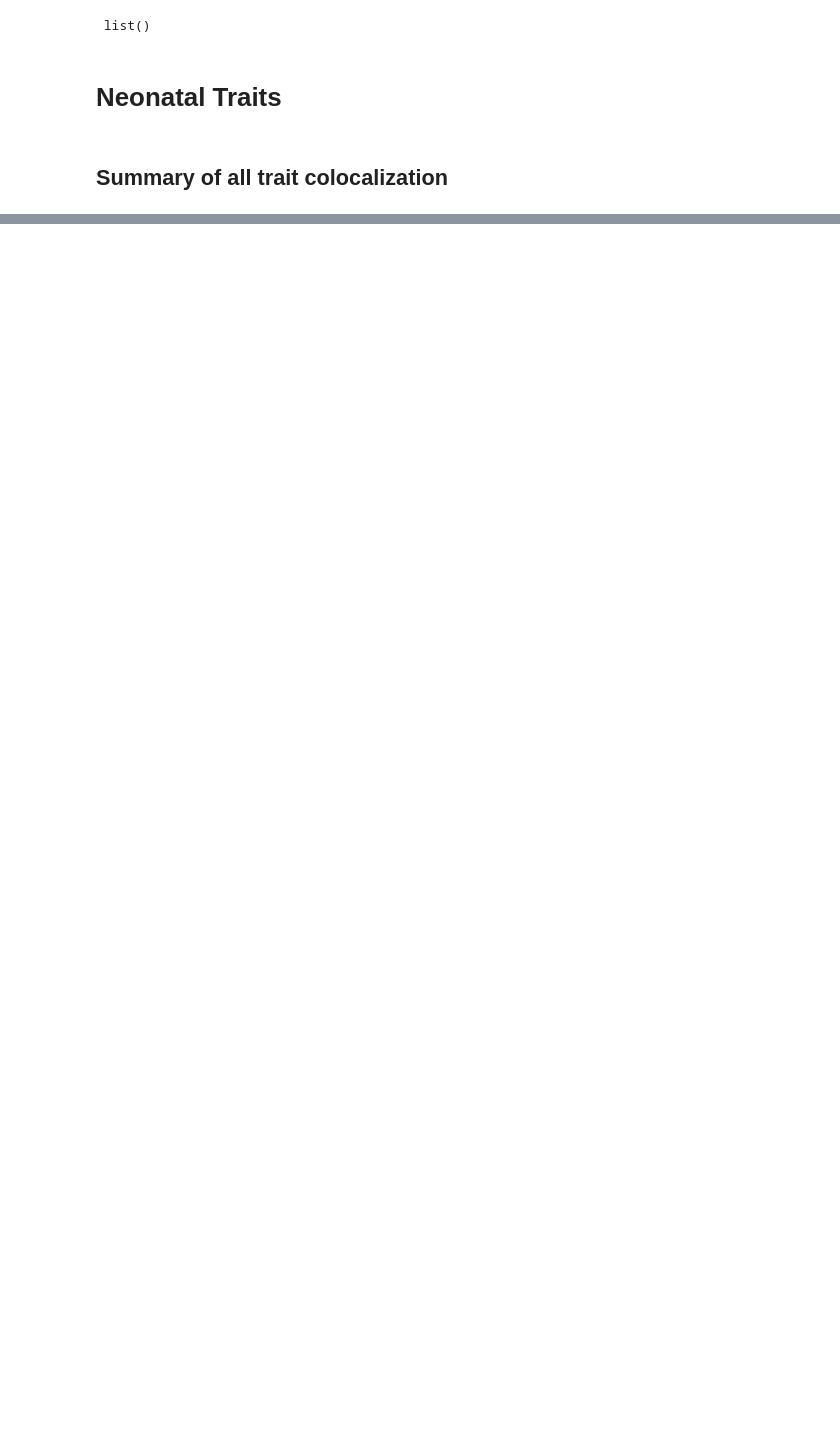
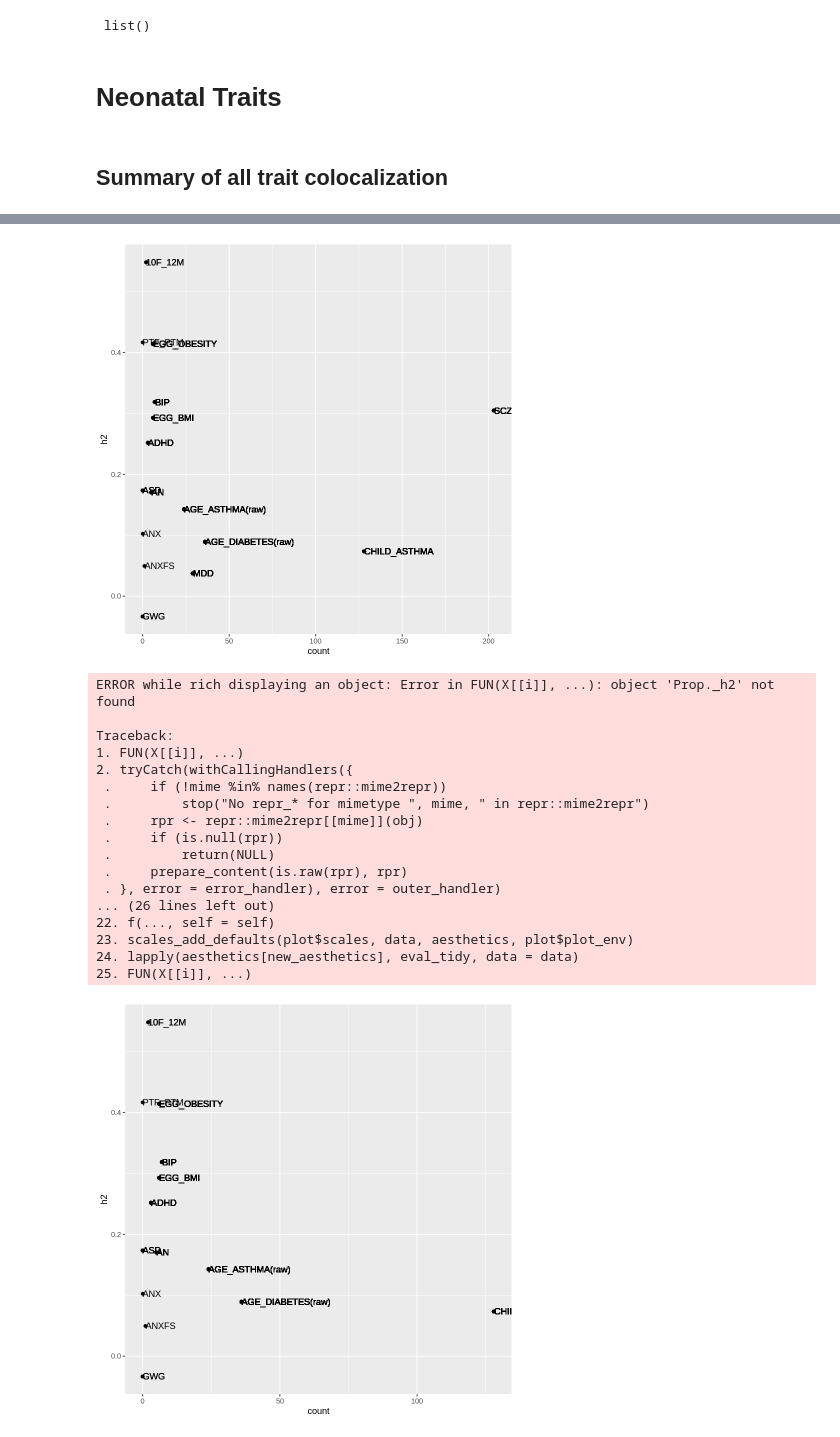
Before and after one commit to wilcas/sex_specific_mQTL, a Jupyter notebook: delahaye_mQTL_analyses/placental_mqtl_colocalization.ipynb, the cells around one changed output, grey strips where cells are left out. Saved outputs shown, nothing was run; the diff lists cells and outputs as text; code cells hidden in the pictures; blank space fills up the shorter version.

```diff
--- a/delahaye_mQTL_analyses/placental_mqtl_colocalization.ipynb
+++ b/delahaye_mQTL_analyses/placental_mqtl_colocalization.ipynb
@@ -320,2 +537,3 @@ A data.table: 148 × 8
 # %%
-SCZ_annotated <- merge(coloc_table[GWAS == "SCZ" & PP.H4.abf > 0.95],manifest, by.x="probe",by.y="Name")
+all_data <- merge(merge(rbind(pgc_part_heritability_independent_df,neonatal_part_heritability_independent_df)[Category == "Cross-sex"],coloc_table,by="GWAS"),manifest,by.x="probe",by.y="Name")
+head(all_data)
@@ -343,0 +550,31 @@ A data.table: 148 × 41
+# %%
+ggplot(all_data[,.(count=sum(PP.H4.abf >0.9),h2),by="GWAS"],aes(count,h2, label=GWAS)) +
+    geom_point()+
+    geom_text(hjust=0)
+ggplot(all_data[,.(count=sum(PP.H4.abf >0.9),h2),by="GWAS"][GWAS != "SCZ" & GWAS != "MDD"],aes(count,h2, label=GWAS)) +
+    geom_point()+
+    geom_text(hjust=0)
+
+ggplot(all_data[,.(count=sum(PP.H4.abf >0.9),h2),by="GWAS"],aes(count,Prop._h2, label=GWAS)) +
+    geom_point()+
+    geom_text(hjust=0)
+# %% [output]
+[figure, added]
+ERROR while rich displaying an object: Error in FUN(X[[i]], ...): object 'Prop._h2' not found
+
+Traceback:
+1. FUN(X[[i]], ...)
+2. tryCatch(withCallingHandlers({
+ .     if (!mime %in% names(repr::mime2repr))
+ .         stop("No repr_* for mimetype ", mime, " in repr::mime2repr")
+ .     rpr <- repr::mime2repr[[mime]](obj)
+ .     if (is.null(rpr))
+ .         return(NULL)
+ .     prepare_content(is.raw(rpr), rpr)
+ . }, error = error_handler), error = outer_handler)
+... (26 lines left out)
+22. f(..., self = self)
+23. scales_add_defaults(plot$scales, data, aesthetics, plot$plot_env)
+24. lapply(aesthetics[new_aesthetics], eval_tidy, data = data)
+25. FUN(X[[i]], ...)
+[figure, added]
```
Also changed, not shown: parts of 10 cells of this notebook, 1 other file.
